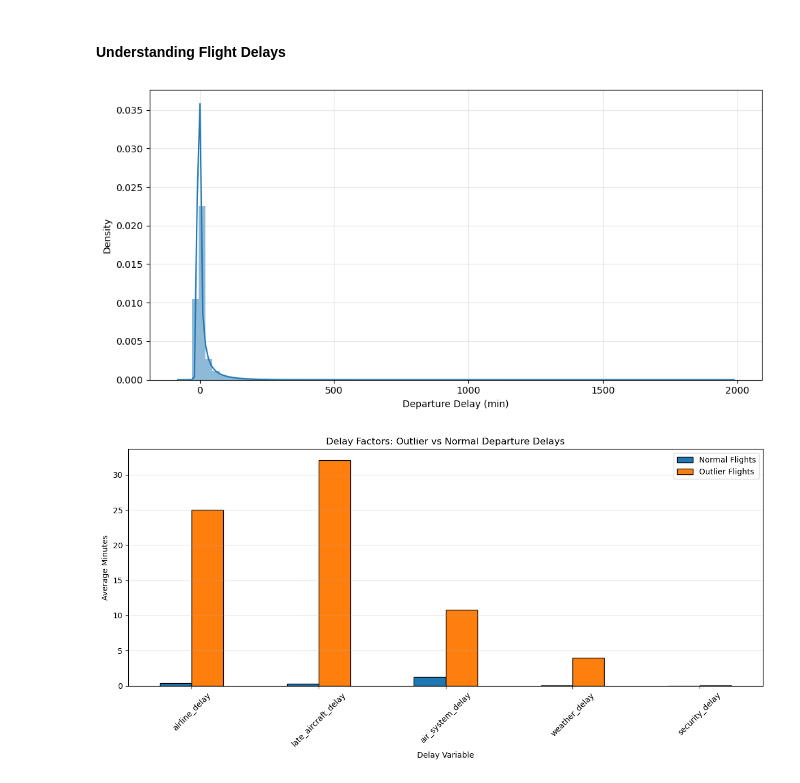
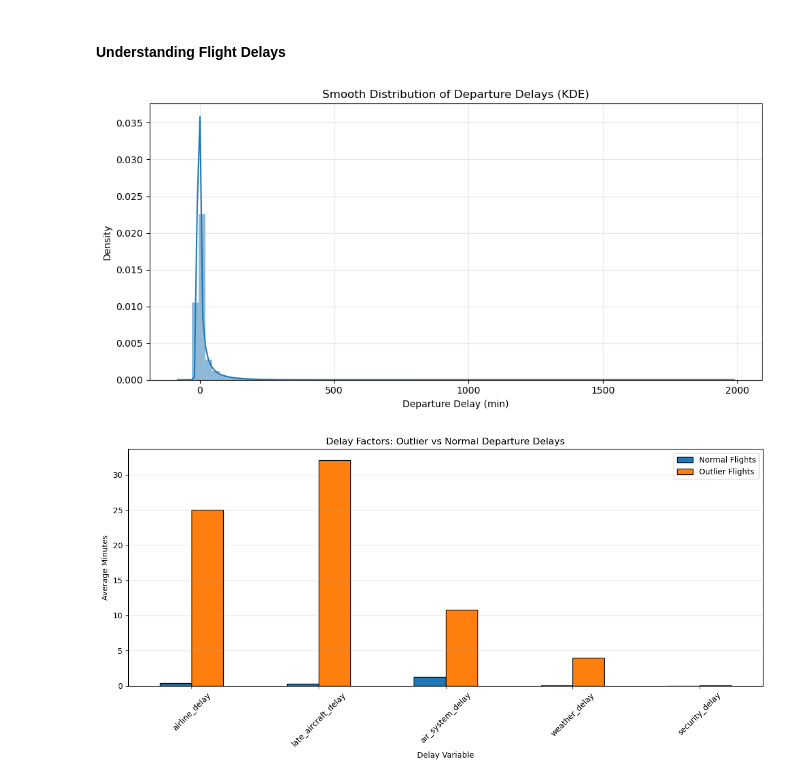
Before and after one commit to GuilhermeDellatin/fiap-machine-learning-tech-challenge-3, a Jupyter notebook: flight-analysis.ipynb, the cells around one changed output. Drawn from its saved outputs; the diff is of its cells as text; code cells hidden in the pictures.

```diff
--- a/flight-analysis.ipynb
+++ b/flight-analysis.ipynb
@@ -141,23 +141,24 @@ df_schedules['scheduled_hour'] = df_schedules['scheduled_departure'].dt.hour
 df_schedules['departure_hour'] = df_schedules['departure_time'].dt.hour
 df_schedules['arrival_hour'] = df_schedules['arrival_time'].dt.hour
 # %%
+delays = df_schedules['departure_delay'].dropna()
 plt.figure(figsize=(10,5))
 sns.histplot(
     delays,
     bins=80,
     kde=True,
     stat="density",
     edgecolor=None
 )
 
 plt.title("Smooth Distribution of Departure Delays (KDE)")
 plt.xlabel("Departure Delay (min)")
 plt.ylabel("Density")
 plt.grid(alpha=0.3)
 plt.tight_layout()
 plt.show()
 # %% [output]
-[figure, old version]
+[figure, new version]
 # %%
 threshold = 120
 df_flights['is_outlier'] = df_flights['departure_delay'] > threshold
```
Also changed, not shown: parts of 9 cells of this notebook, 1 other file.
